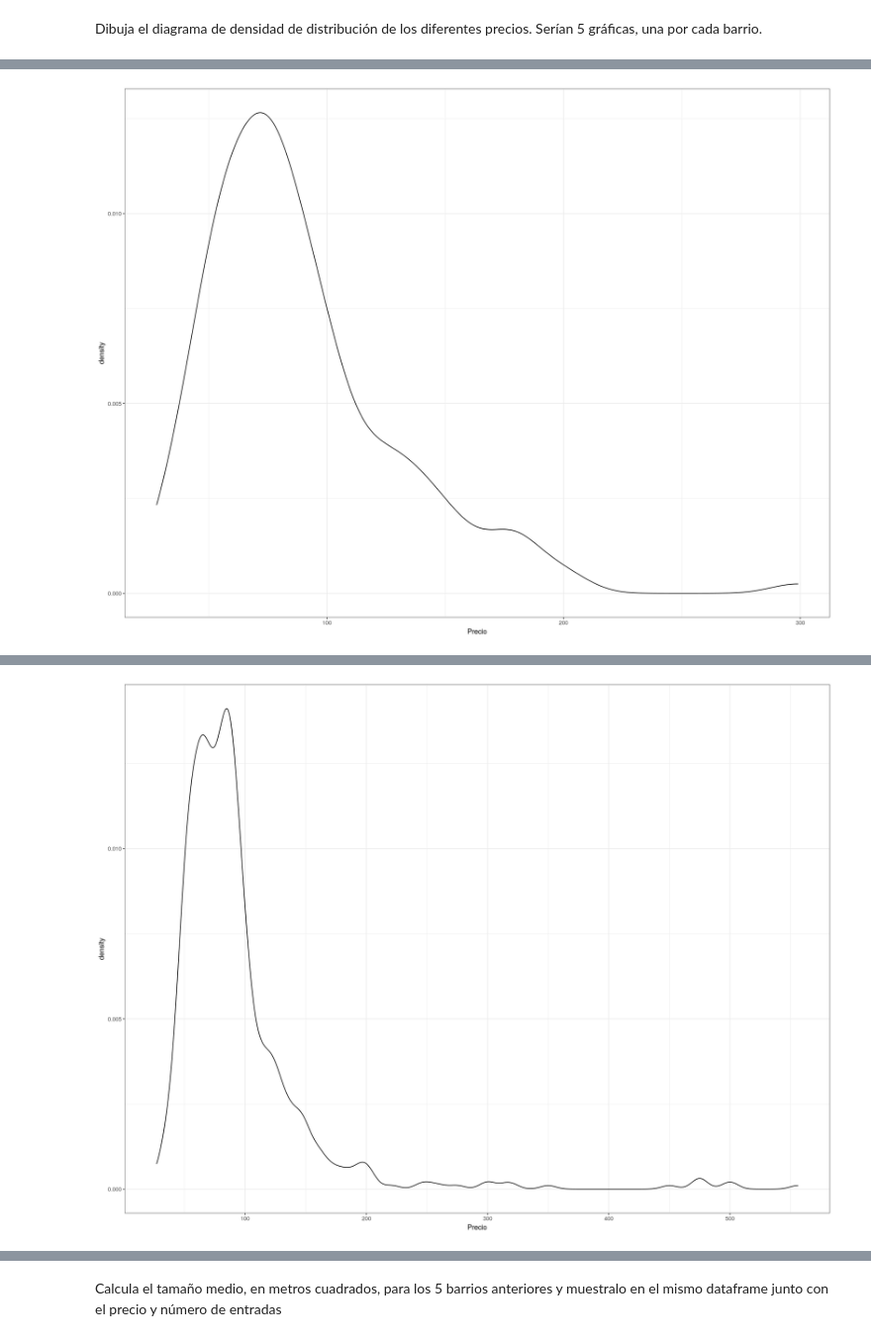
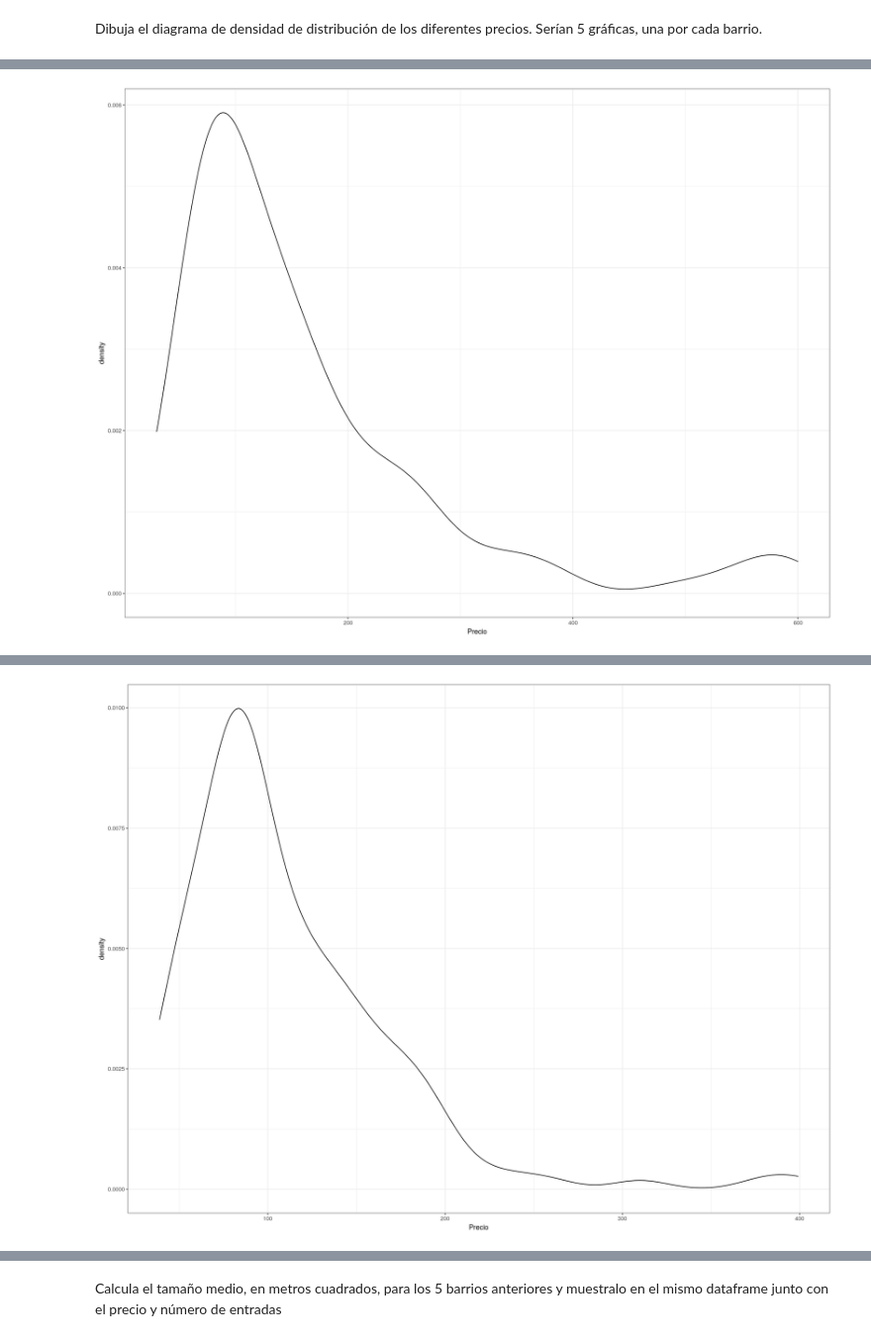
Before and after one commit to angelOlivares/estadisticaR, a Jupyter notebook: 0-PracticaFinal.ipynb, the cells around one changed output, grey strips where cells are left out. Shown at 99% size. Cells and saved outputs as stored; diff of their text form; code cells hidden in the pictures.

```diff
--- a/0-PracticaFinal.ipynb
+++ b/0-PracticaFinal.ipynb
@@ -480,9 +481,9 @@ A data.frame: 5 × 3
 Dibuja el diagrama de densidad de distribución de los diferentes precios. Serían 5 gráficas, una por cada barrio.
 # %%
 options(repr.plot.height=12,repr.plot.width=16)
-ggplot(airbnb_entire[airbnb_entire$Barrio == "Argüelles",], aes(x=Precio))+geom_density()+theme_bw()
-ggplot(airbnb_entire[airbnb_entire$Barrio == "Cortes",], aes(x=Precio))+geom_density()+theme_bw()
-ggplot(airbnb_entire[airbnb_entire$Barrio == "Embajadores",], aes(x=Precio))+geom_density()+theme_bw()
+ggplot(airbnb_entire[airbnb_entire$Barrio == "Recoletos",], aes(x=Precio))+geom_density()+theme_bw()
 ggplot(airbnb_entire[airbnb_entire$Barrio == "Goya",], aes(x=Precio))+geom_density()+theme_bw()
+ggplot(airbnb_entire[airbnb_entire$Barrio == "Sol",], aes(x=Precio))+geom_density()+theme_bw()
+ggplot(airbnb_entire[airbnb_entire$Barrio == "Trafalgar",], aes(x=Precio))+geom_density()+theme_bw()
 ggplot(airbnb_entire[airbnb_entire$Barrio == "Justicia",], aes(x=Precio))+geom_density()+theme_bw()
 # %% [output]
@@ -489 +492 @@ ggplot(airbnb_entire[airbnb_entire$Barrio == "Justicia",], aes(x=Precio))+geom_d
-[figure, old version]
+[figure, new version]
@@ -492 +493 @@ Warning message:
-[figure, old version]
+[figure, new version]
```
Also changed, not shown: parts of 11 cells of this notebook.
